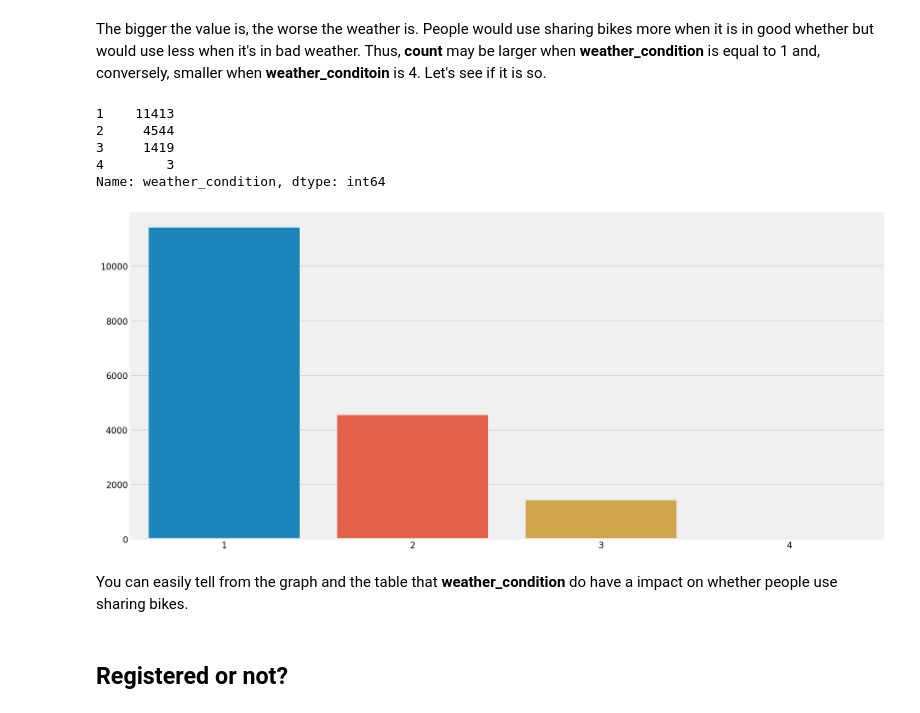
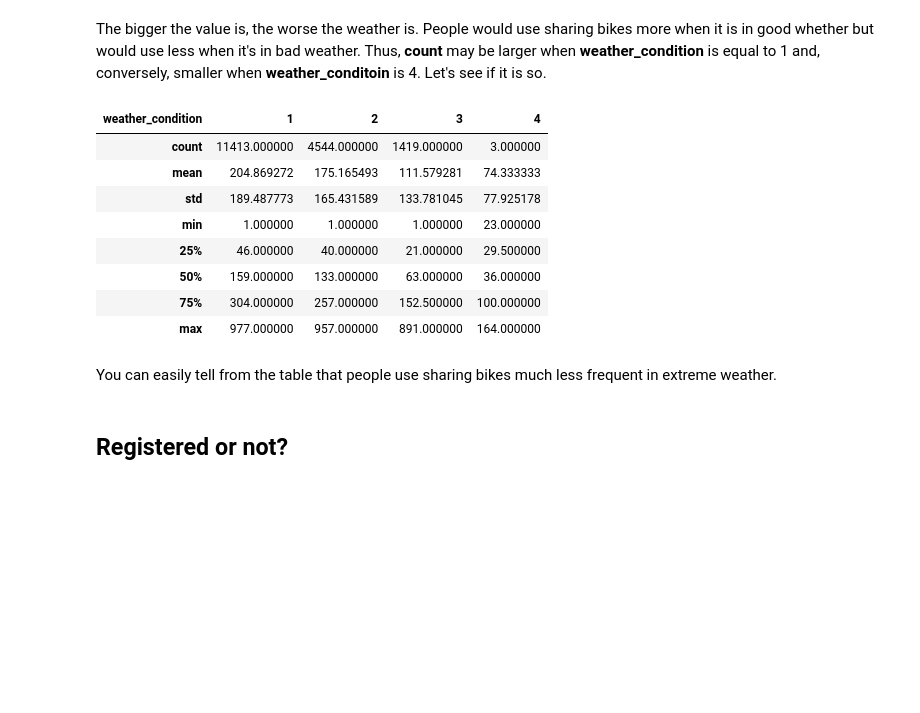
Before and after one commit to peiyiHung/mywebsite, a Jupyter notebook: _notebooks/2020-09-16-Analyzing Bike Sharing Trends.ipynb, the cells around one changed output. Drawn from its saved outputs; the diff is of its cells as text; code cells hidden in the pictures; blank space fills up the shorter version.

```diff
--- a/_notebooks/2020-09-16-Analyzing Bike Sharing Trends.ipynb
+++ b/_notebooks/2020-09-16-Analyzing Bike Sharing Trends.ipynb
@@ -301,22 +292,20 @@ This variable has 4 unique values indicating different weather conditions:
 - 4: Heavy Rain + Ice Pallets + Thunderstorm + Mist, or Snow + Fog
 # %% [markdown]
 The bigger the value is, the worse the weather is. People would use sharing bikes more when it is in good whether but would use less when it's in bad weather. Thus, **count** may be larger when **weather_condition** is equal to 1 and, conversely, smaller when **weather_conditoin** is 4. Let's see if it is so.
-# %%
-count_wd = hour_df['weather_condition'].value_counts()
-count_wd
-# %% [output]
-1    11413
-2     4544
-3     1419
-4        3
-Name: weather_condition, dtype: int64
-# %%
-#collapse-hide
-sns.barplot(x=count_wd.index, y=count_wd.values);
-# %% [output]
-[figure, removed]
+# %%
+hour_df.groupby("weather_condition")["count"].describe().T
+# %% [output]
+| weather_condition | 1 | 2 | 3 | 4 |
+| count | 11413.000000 | 4544.000000 | 1419.000000 | 3.000000 |
+| mean | 204.869272 | 175.165493 | 111.579281 | 74.333333 |
+| std | 189.487773 | 165.431589 | 133.781045 | 77.925178 |
+| min | 1.000000 | 1.000000 | 1.000000 | 23.000000 |
+| 25% | 46.000000 | 40.000000 | 21.000000 | 29.500000 |
+| 50% | 159.000000 | 133.000000 | 63.000000 | 36.000000 |
+| 75% | 304.000000 | 257.000000 | 152.500000 | 100.000000 |
+| max | 977.000000 | 957.000000 | 891.000000 | 164.000000 |
 # %% [markdown]
-You can easily tell from the graph and the table that **weather_condition** do have a impact on whether people use sharing bikes.
+You can easily tell from the table that people use sharing bikes much less frequent in extreme weather.
 # %% [markdown]
 ## Registered or not?
 # %% [markdown]
```
Also changed, not shown: parts of 12 cells of this notebook.
